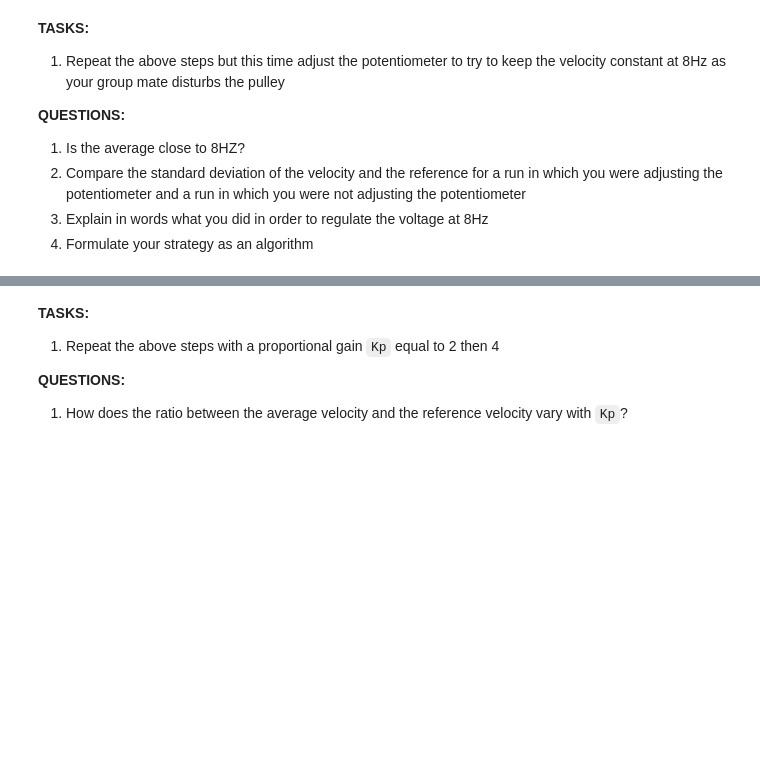
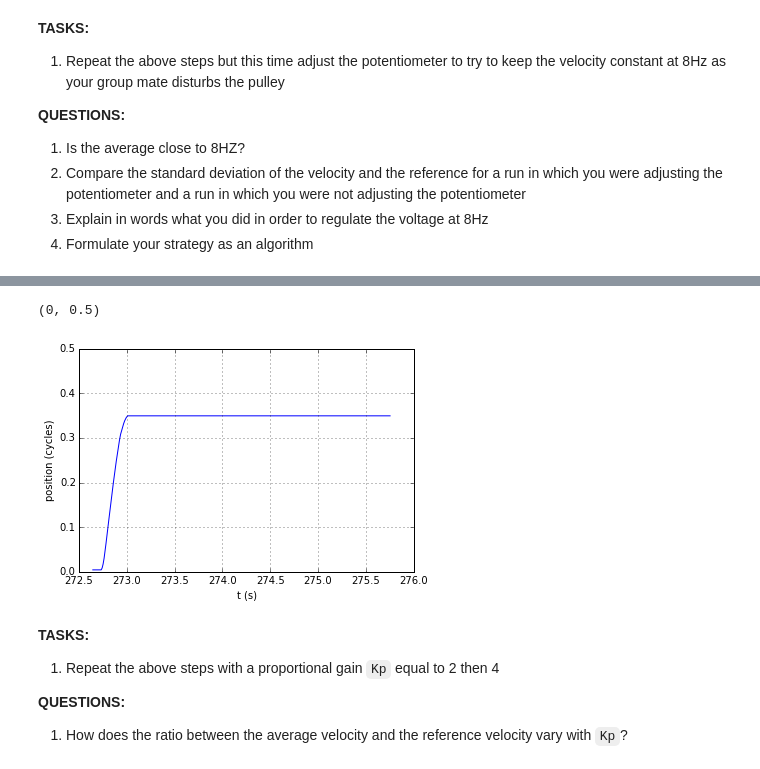
Before and after one commit to mcdeoliveira/pyctrl, a Jupyter notebook: python/notebook/2 First Steps with Control.ipynb, the cells around one changed output, grey strips where cells are left out. Drawn from its saved outputs; the diff is of its cells as text; code cells hidden in the pictures; blank space fills up the shorter version.

```diff
--- a/python/notebook/2 First Steps with Control.ipynb
+++ b/python/notebook/2 First Steps with Control.ipynb
@@ -247,0 +268,14 @@ log = controller.get_log()
+# %%
+k = 0.12
+
+pmax = 2
+Kp = 10/k
+
+controller.add_signal('reference1')
+controller.add_filter('controller1',
+                      Feedback(gamma = pmax,
+                               block = Gain(gain = Kp)),
+                      ['encoder1', 'reference1'],
+                      ['motor1'])
+controller.set_sink('logger', 'inputs', ['clock', 'encoder1', 'reference1'])
+print(controller.info('all'))
@@ -248,3 +300,22 @@ log = controller.get_log()
+# %%
+with controller:
+    controller.set_signal('reference1', 50)
+    time.sleep(3)
+# %%
+log = controller.read_sink('logger')
+# %%
+t = log[:,0]
+position = log[:,1]
+
+plt.plot(t, position)
+# the next lines will make the plot look nicer
+plt.xlabel('t (s)')
+plt.ylabel('position (cycles)')
+plt.grid()
+plt.ylim(0,0.5)
+# %% [output]
+(0, 0.5)
+[figure, added]
 # %% [markdown]
 **TASKS:**
 1. Repeat the above steps with a proportional gain `Kp` equal to 2 then 4
```
Also changed, not shown: parts of 11 cells of this notebook, 8 other files.
